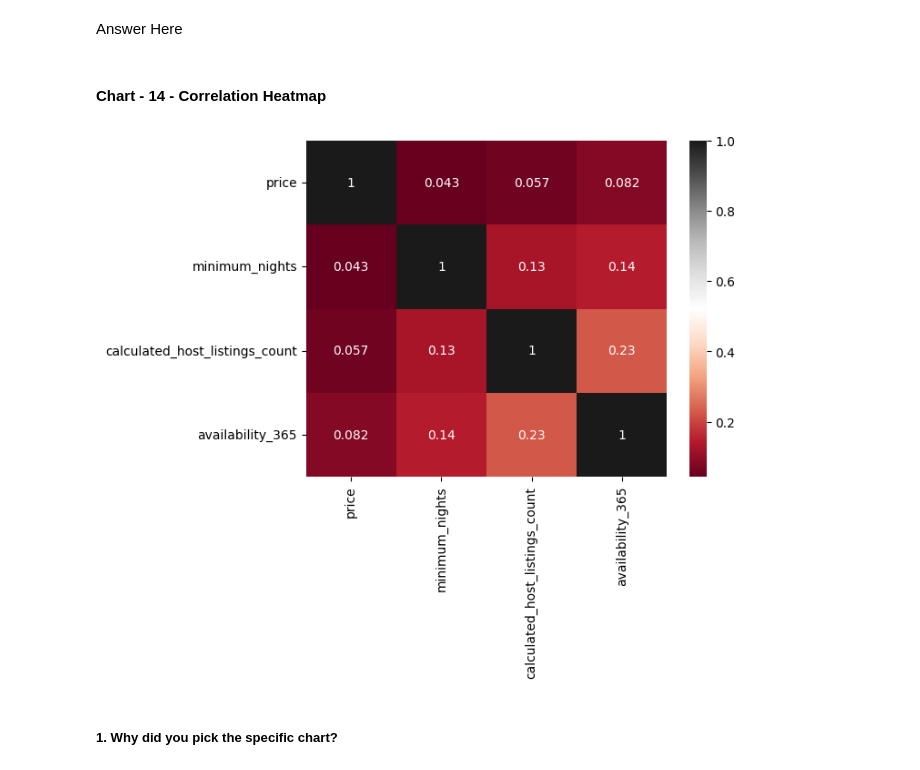
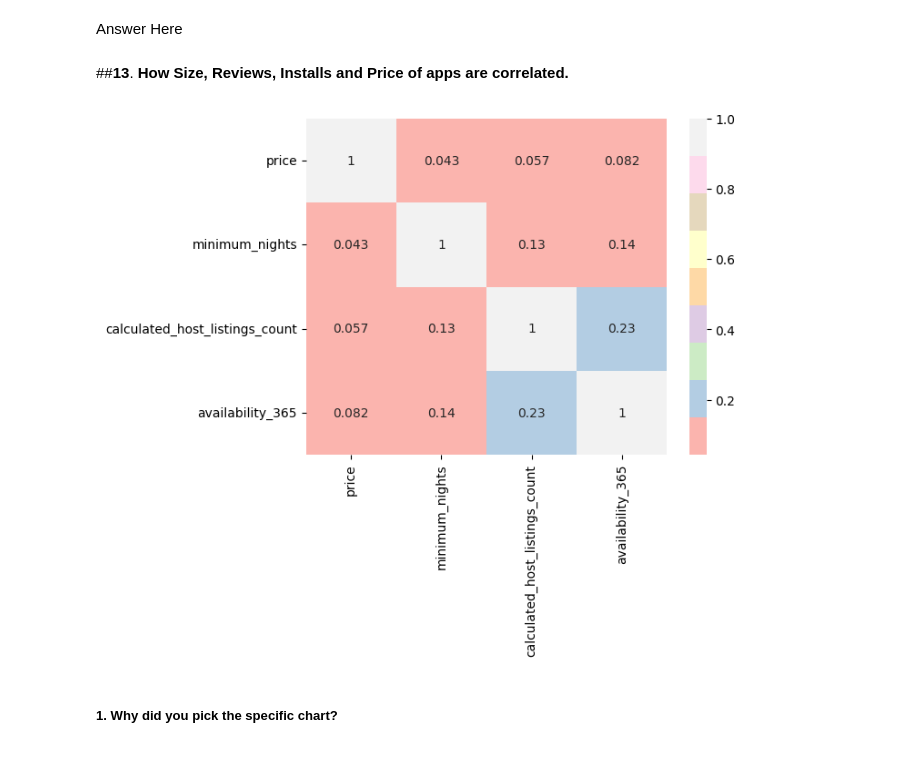
Before and after one commit to Sharik2610/Air-Bnb-Booking-Analysis---EDA, a Jupyter notebook: EDA_ON_AIRBNB_by_sharik.ipynb, the cells around one changed output. Cells and saved outputs as stored; diff of their text form; code cells hidden in the pictures.

```diff
--- a/EDA_ON_AIRBNB_by_sharik.ipynb
+++ b/EDA_ON_AIRBNB_by_sharik.ipynb
@@ -256,6 +256,11 @@ def get_price_range(pr):
   return price_range
 # %%
 airbnb['price_range'] = airbnb.apply(lambda x: get_price_range(x['price']), axis= 1)
+# %%
+# renaming some column name for better understanding
+
+# create a dictionary of old column names as keys and new column names as values
+airbnb.rename(columns= {'neighbourhood_group': 'Location', 'neighbourhood': 'Area'},inplace=True)
 # %%
 #check the dataset now
 airbnb
@@ -639,17 +649,17 @@ Answer Here
 Are there any insights that lead to negative growth? Justify with specific reason.
 # %% [markdown]
 Answer Here
-# %% [markdown]
-#### Chart - 14 - Correlation Heatmap
+# %% [markdown]
+##**13**. **How Size, Reviews, Installs and Price of apps are correlated.**
 # %%
 # Correlation Heatmap visualization code
 
-corr_airbnb = airbnb[['price','minimum_nights',"neighbourhood_group",'calculated_host_listings_count','availability_365']]
+corr_airbnb = airbnb[['price','minimum_nights',"Location",'calculated_host_listings_count','availability_365']]
 
-sns.heatmap(corr_airbnb.corr(), cmap='RdGy',annot=True)
+sns.heatmap(corr_airbnb.corr(), cmap='Pastel1',annot=True)
 plt.show()
 # %% [output]
-[figure, old version]
+[figure, new version]
 # %% [markdown]
 ##### 1. Why did you pick the specific chart?
 # %% [markdown]
```
Also changed, not shown: parts of 52 cells of this notebook.
